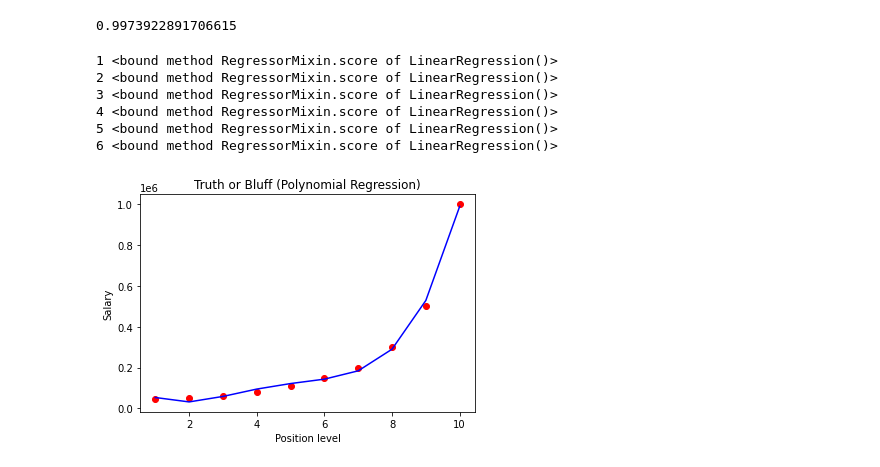
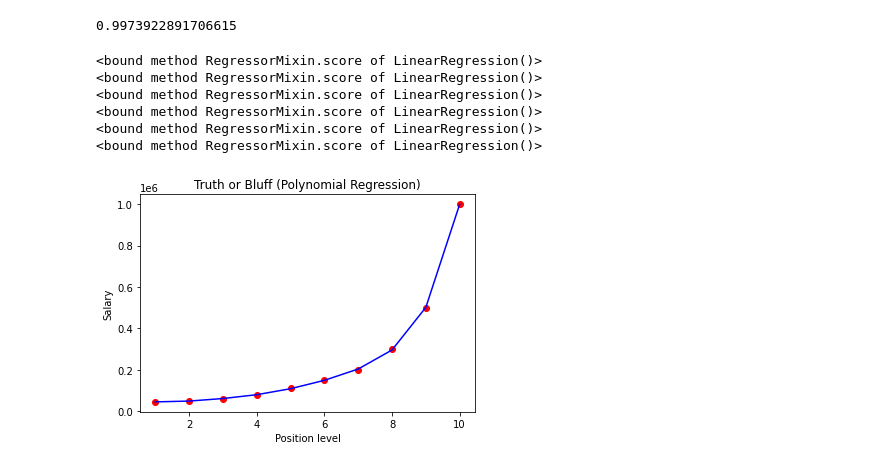
Before and after one commit to bdfd/Portfolio_Project_12-Position_Salary_Prediction, a Jupyter notebook: Position_Salary_Prediction.ipynb, the cells around one changed output. Saved outputs shown, nothing was run; the diff lists cells and outputs as text; code cells hidden in the pictures.

```diff
--- a/Position_Salary_Prediction.ipynb
+++ b/Position_Salary_Prediction.ipynb
@@ -102,35 +101,34 @@ ValueError: ignored
 # %% [markdown]
 ## Visualising the Polynomial Regression Results
 # %%
-  poly_reg = PolynomialFeatures(degree=4)
-  X_poly = poly_reg.fit_transform(X)
-  model = LinearRegression()
-  model.fit(X_poly, y)
-  model.score(X_poly, y)
+poly_model = PolynomialFeatures(degree=4)
+X_poly = poly_model.fit_transform(X)
+model = LinearRegression()
+model.fit(X_poly, y)
+model.score(X_poly, y)
 # %% [output]
 0.9973922891706615
 # %%
 result = [];
 for n in range (1,7):
-  poly_reg = PolynomialFeatures(degree=n)
-  X_poly = poly_reg.fit_transform(X)
+  poly_model = PolynomialFeatures(degree=n)
+  X_poly = poly_model.fit_transform(X)
   model = LinearRegression()
   model.fit(X_poly, y)
   model.score(X_poly, y)
-  print(n, model.score)
 # %% [output]
-1 <bound method RegressorMixin.score of LinearRegression()>
-2 <bound method RegressorMixin.score of LinearRegression()>
-3 <bound method RegressorMixin.score of LinearRegression()>
-4 <bound method RegressorMixin.score of LinearRegression()>
-5 <bound method RegressorMixin.score of LinearRegression()>
-6 <bound method RegressorMixin.score of LinearRegression()>
+<bound method RegressorMixin.score of LinearRegression()>
+<bound method RegressorMixin.score of LinearRegression()>
+<bound method RegressorMixin.score of LinearRegression()>
+<bound method RegressorMixin.score of LinearRegression()>
+<bound method RegressorMixin.score of LinearRegression()>
+<bound method RegressorMixin.score of LinearRegression()>
 # %%
 plt.scatter(X, y, color = 'red')
-plt.plot(X, lin_reg_2.predict(poly_reg.fit_transform(X)), color = 'blue')
+plt.plot(X, model.predict(poly_model.fit_transform(X)), color = 'blue')
 plt.title('Truth or Bluff (Polynomial Regression)')
 plt.xlabel('Position level')
 plt.ylabel('Salary')
 plt.show()
 # %% [output]
-[figure, old version]
+[figure, new version]
```
Also changed, not shown: parts of 1 cell of this notebook.
